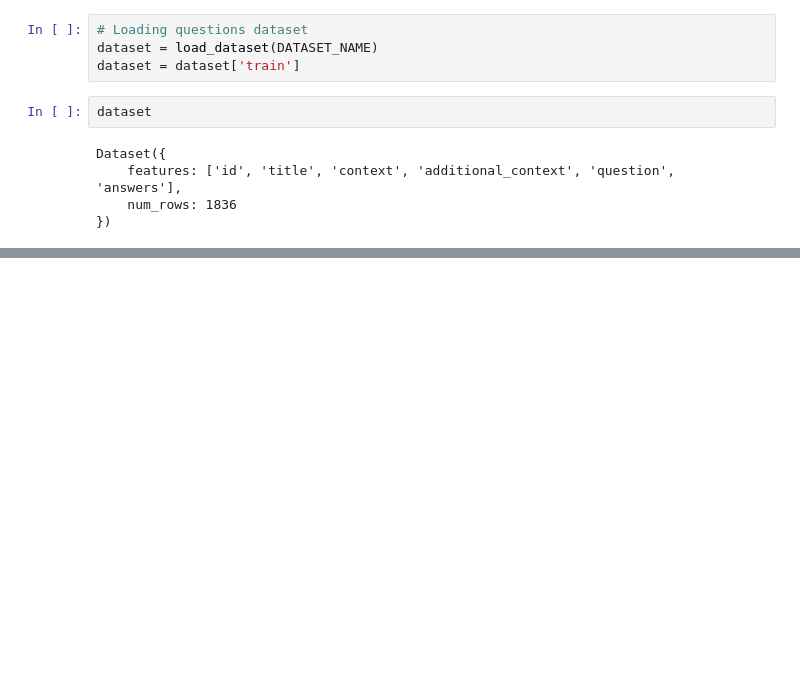
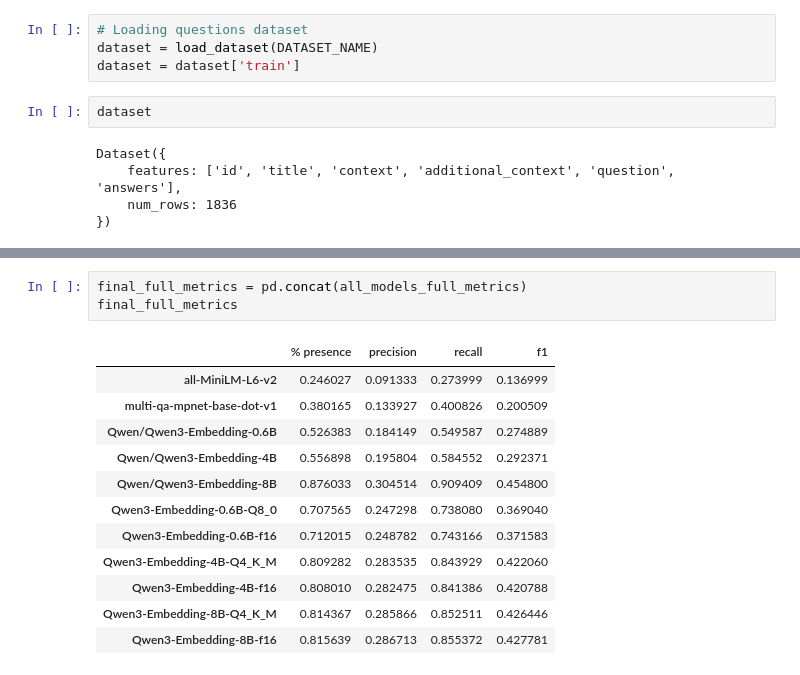
Before and after one commit to Rivert97/normativity-models, a Jupyter notebook: notebooks/full_analysis.ipynb, the cells around one changed output, grey strips where cells are left out. Drawn from its saved outputs; the diff is of its cells as text; blank space fills up the shorter version.

```diff
--- a/notebooks/full_analysis.ipynb
+++ b/notebooks/full_analysis.ipynb
@@ -389,0 +352,16 @@ full_df_metrics.to_csv(metrics_filename, sep=',')
+# %%
+final_full_metrics = pd.concat(all_models_full_metrics)
+final_full_metrics
+# %% [output]
+|  | % presence | precision | recall | f1 |
+| all-MiniLM-L6-v2 | 0.246027 | 0.091333 | 0.273999 | 0.136999 |
+| multi-qa-mpnet-base-dot-v1 | 0.380165 | 0.133927 | 0.400826 | 0.200509 |
+| Qwen/Qwen3-Embedding-0.6B | 0.526383 | 0.184149 | 0.549587 | 0.274889 |
+| Qwen/Qwen3-Embedding-4B | 0.556898 | 0.195804 | 0.584552 | 0.292371 |
+| Qwen/Qwen3-Embedding-8B | 0.876033 | 0.304514 | 0.909409 | 0.454800 |
+| Qwen3-Embedding-0.6B-Q8_0 | 0.707565 | 0.247298 | 0.738080 | 0.369040 |
+| Qwen3-Embedding-0.6B-f16 | 0.712015 | 0.248782 | 0.743166 | 0.371583 |
+| Qwen3-Embedding-4B-Q4_K_M | 0.809282 | 0.283535 | 0.843929 | 0.422060 |
+| Qwen3-Embedding-4B-f16 | 0.808010 | 0.282475 | 0.841386 | 0.420788 |
+| Qwen3-Embedding-8B-Q4_K_M | 0.814367 | 0.285866 | 0.852511 | 0.426446 |
+| Qwen3-Embedding-8B-f16 | 0.815639 | 0.286713 | 0.855372 | 0.427781 |
```
Also changed, not shown: parts of 29 cells of this notebook.
